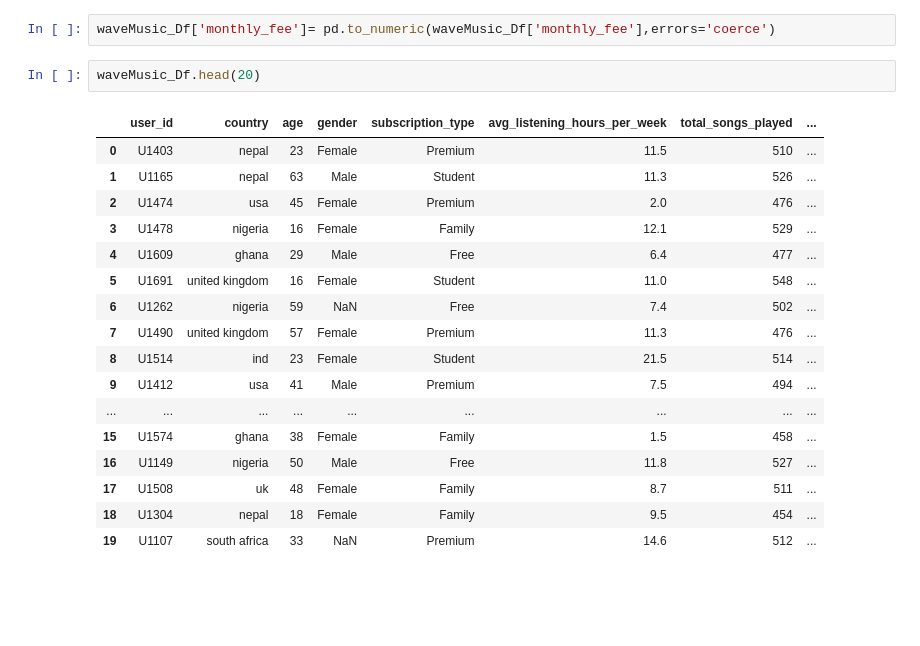
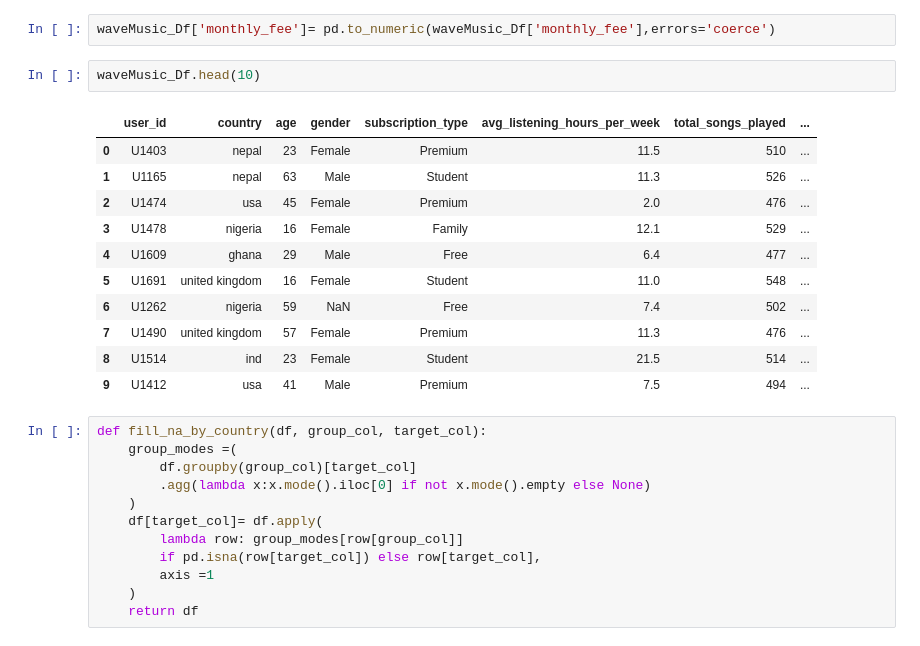
Before and after one commit to mirajgansi/IoA_Autum_sprint, a Jupyter notebook: notebook/data_wave.ipynb, the cells around one changed output. Drawn from its saved outputs; the diff is of its cells as text; blank space fills up the shorter version.

```diff
--- a/notebook/data_wave.ipynb
+++ b/notebook/data_wave.ipynb
@@ -326,22 +320,28 @@ waveMusic_Df['monthly_fee'] =(
 # %%
 waveMusic_Df['monthly_fee']= pd.to_numeric(waveMusic_Df['monthly_fee'],errors='coerce')
 # %%
-waveMusic_Df.head(20)
+waveMusic_Df.head(10)
 # %% [output]
 |  | user_id | country | age | gender | subscription_type | avg_listening_hours_per_week | total_songs_played | ... |
 | 0 | U1403 | nepal | 23 | Female | Premium | 11.5 | 510 | ... |
 | 1 | U1165 | nepal | 63 | Male | Student | 11.3 | 526 | ... |
 | 2 | U1474 | usa | 45 | Female | Premium | 2.0 | 476 | ... |
 | 3 | U1478 | nigeria | 16 | Female | Family | 12.1 | 529 | ... |
 | 4 | U1609 | ghana | 29 | Male | Free | 6.4 | 477 | ... |
 | 5 | U1691 | united kingdom | 16 | Female | Student | 11.0 | 548 | ... |
 | 6 | U1262 | nigeria | 59 | NaN | Free | 7.4 | 502 | ... |
 | 7 | U1490 | united kingdom | 57 | Female | Premium | 11.3 | 476 | ... |
 | 8 | U1514 | ind | 23 | Female | Student | 21.5 | 514 | ... |
 | 9 | U1412 | usa | 41 | Male | Premium | 7.5 | 494 | ... |
-| ... | ... | ... | ... | ... | ... | ... | ... | ... |
-| 15 | U1574 | ghana | 38 | Female | Family | 1.5 | 458 | ... |
-| 16 | U1149 | nigeria | 50 | Male | Free | 11.8 | 527 | ... |
-| 17 | U1508 | uk | 48 | Female | Family | 8.7 | 511 | ... |
-| 18 | U1304 | nepal | 18 | Female | Family | 9.5 | 454 | ... |
-| 19 | U1107 | south africa | 33 | NaN | Premium | 14.6 | 512 | ... |
+# %%
+def fill_na_by_country(df, group_col, target_col):
+    group_modes =(
+        df.groupby(group_col)[target_col]
+        .agg(lambda x:x.mode().iloc[0] if not x.mode().empty else None)
+    )
+    df[target_col]= df.apply(
+        lambda row: group_modes[row[group_col]]
+        if pd.isna(row[target_col]) else row[target_col],
+        axis =1
+    )
+    return df
```
Also changed, not shown: parts of 12 cells of this notebook, 1 other file.
